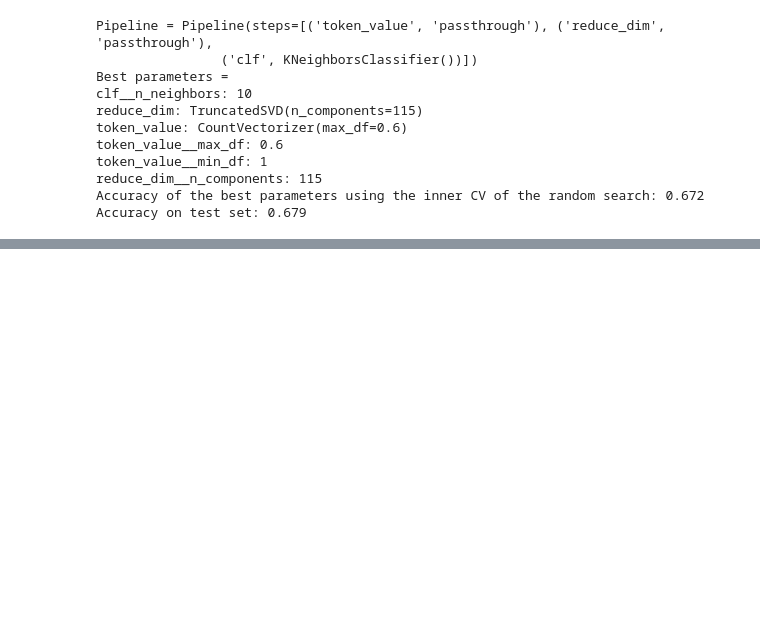
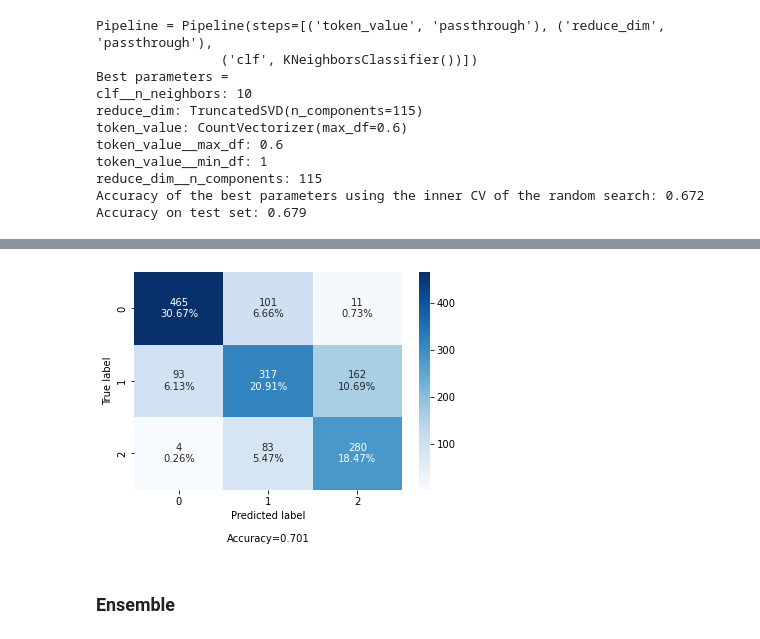
Before and after one commit to jjbocek/ToxicApp, a Jupyter notebook: ToxicApp_Sandbox.ipynb, the cells around one changed output, grey strips where cells are left out. Saved outputs shown, nothing was run; the diff lists cells and outputs as text; code cells hidden in the pictures; blank space fills up the shorter version.

```diff
--- a/ToxicApp_Sandbox.ipynb
+++ b/ToxicApp_Sandbox.ipynb
@@ -500,6 +650,14 @@ token_value__max_df: 0.6
 token_value__min_df: 1
 Accuracy of the best parameters using the inner CV of the random search: 0.726
 Accuracy on test set: 0.701
+# %%
+
+model = fit_model(train_df_subset1, train_lab_subset1, Rocchio_best)
+conf_Ma(model, test_lab_subset1, test_df_subset1)
+# %% [output]
+[figure, added]
+# %% [markdown]
+### Ensemble
 # %%
 
 estimators = {
```
Also changed, not shown: parts of 18 cells of this notebook.
